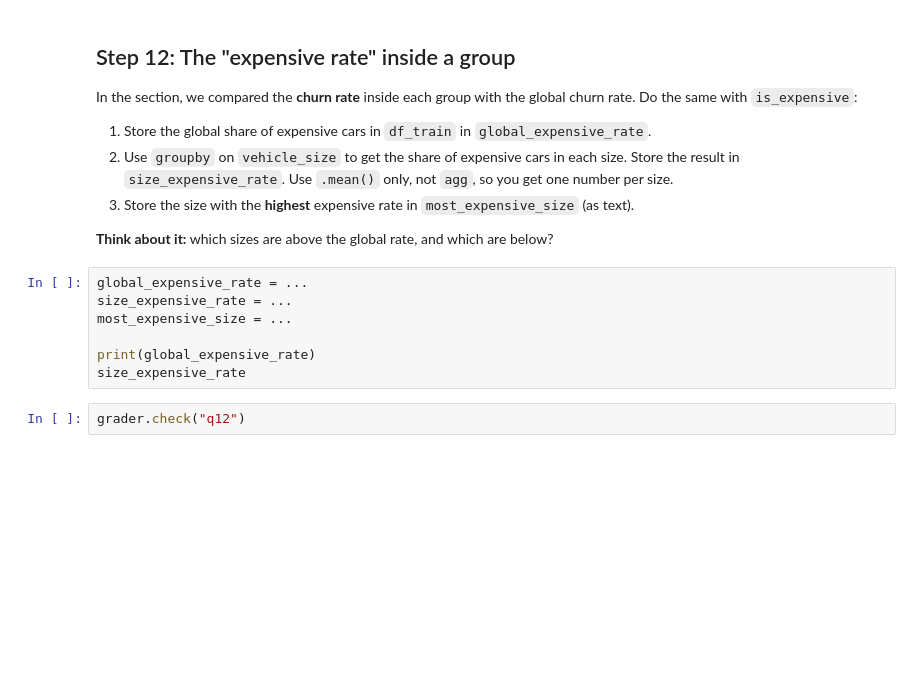
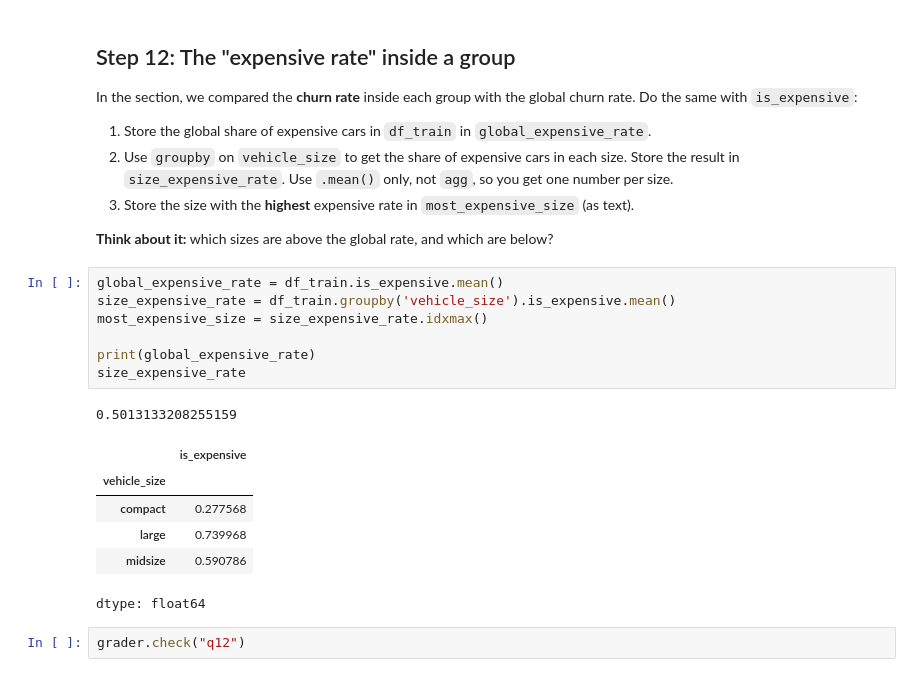
Before and after one commit to hassanmetwalydev/cautious-computing-machine, a Jupyter notebook: section1/232994.ipynb, the cells around one changed output. Cells and saved outputs as stored; diff of their text form; blank space fills up the shorter version.

```diff
--- a/section1/232994.ipynb
+++ b/section1/232994.ipynb
@@ -312,12 +331,20 @@ In the section, we compared the **churn rate** inside each group with the global
 
 **Think about it:** which sizes are above the global rate, and which are below?
 # %%
-global_expensive_rate = ...
-size_expensive_rate = ...
-most_expensive_size = ...
+global_expensive_rate = df_train.is_expensive.mean()
+size_expensive_rate = df_train.groupby('vehicle_size').is_expensive.mean()
+most_expensive_size = size_expensive_rate.idxmax()
 
 print(global_expensive_rate)
 size_expensive_rate
+# %% [output]
+0.5013133208255159
+|  | is_expensive |
+| vehicle_size |  |
+| compact | 0.277568 |
+| large | 0.739968 |
+| midsize | 0.590786 |
+dtype: float64
 # %%
 grader.check("q12")
 # %% [markdown]
```
Also changed, not shown: parts of 6 cells of this notebook.
